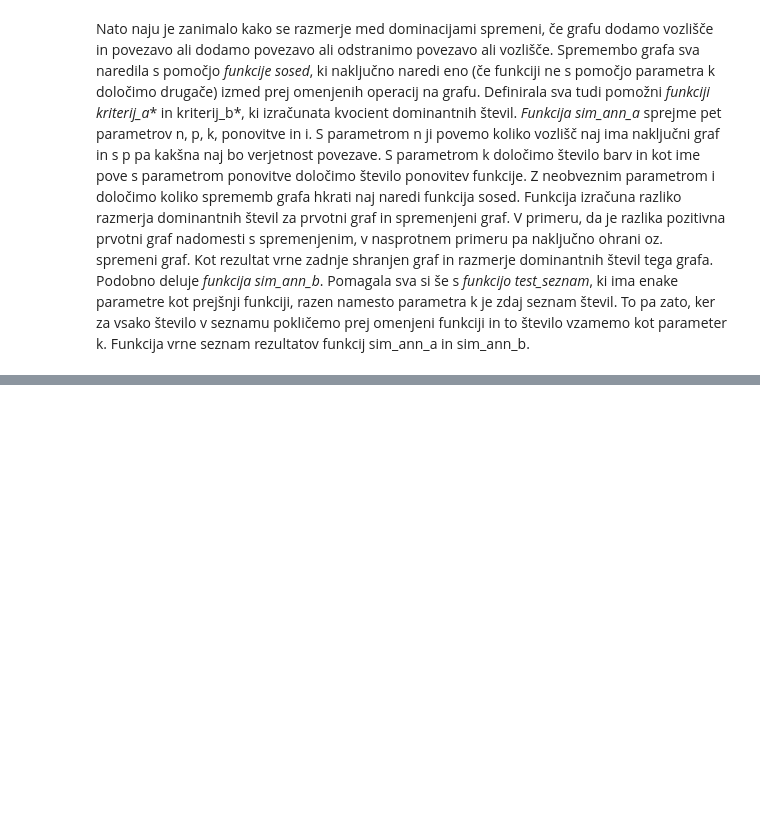
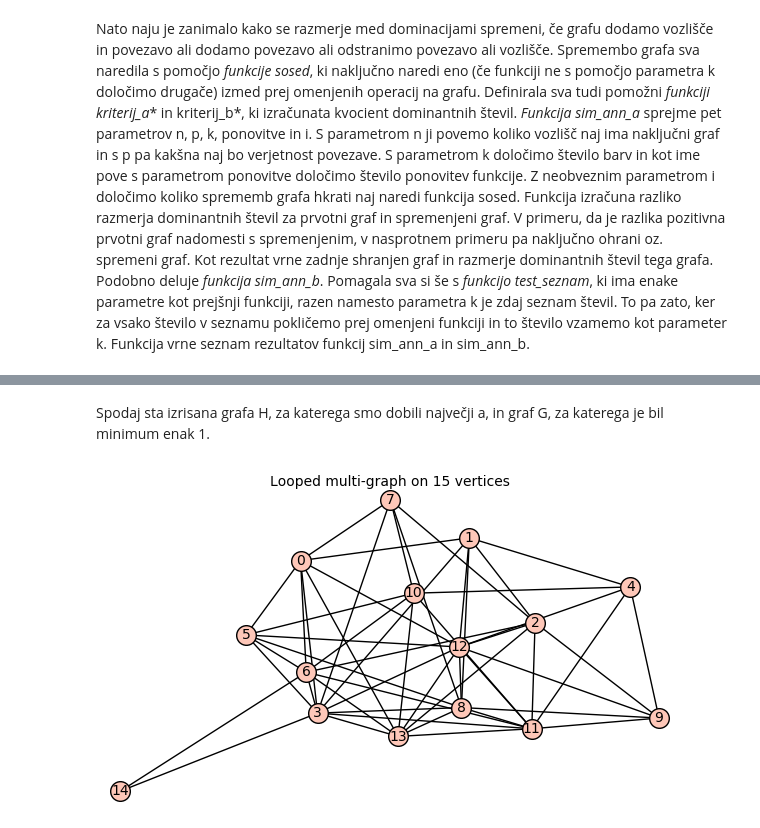
Before and after one commit to MBrigita/Some-ratios-between-domination-numbers, a Jupyter notebook: projekt.ipynb, the cells around one changed output, grey strips where cells are left out. Cells and saved outputs as stored; diff of their text form; code cells hidden in the pictures; blank space fills up the shorter version.

Commit message:
rezultati algoritma

```diff
--- a/projekt.ipynb
+++ b/projekt.ipynb
@@ -253,0 +270,10 @@ def zapisi(podatki, i):
+# %% [markdown]
+Spodaj sta izrisana grafa H, za katerega smo dobili največji a, in graf G, za katerega je bil minimum enak 1.
+# %%
+with open("rezultati7.json") as i:
+        graf= json.load(i)
+        H = Graph(str(graf[0][2]))
+        G = Graph(str(graf[0][0]))
+H
+# %% [output]
+[figure, added]
```
Also changed, not shown: parts of 7 cells of this notebook, 1 other file.
